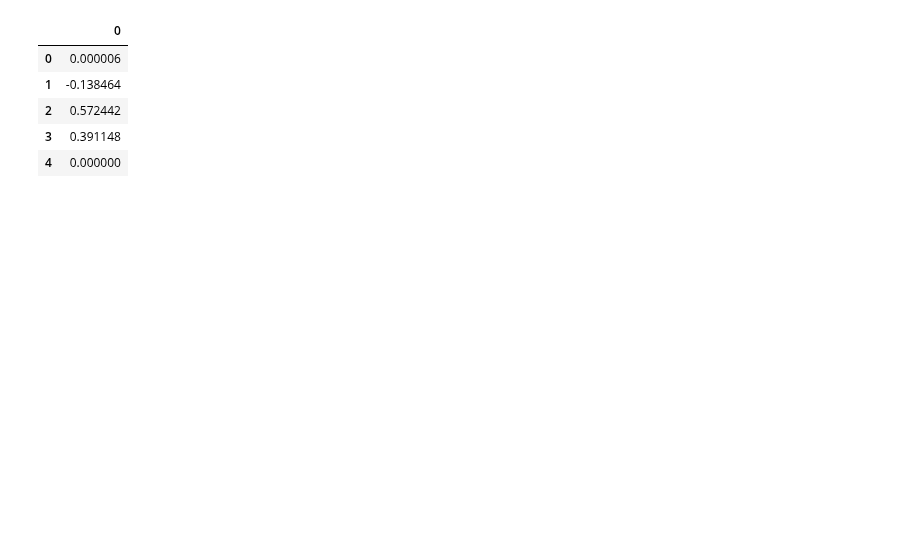
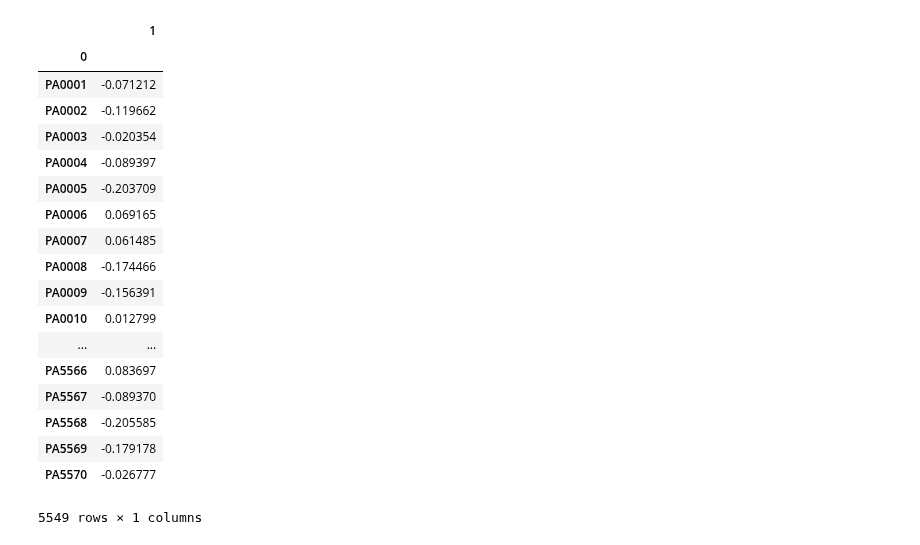
Before and after one commit to greenelab/Pseudomonas_latent_spaces, a Jupyter notebook: scripts/apply_offset.ipynb, the cells around one changed output. Drawn from its saved outputs; the diff is of its cells as text; code cells hidden in the pictures; blank space fills up the shorter version.

```diff
--- a/scripts/apply_offset.ipynb
+++ b/scripts/apply_offset.ipynb
@@ -10,12 +10,14 @@ import numpy as np
 np.random.seed(123)
 # %%
 # load arguments
-test_file = os.path.join(os.path.dirname(os.getcwd()), "encoded", "encoded_test_B.txt")
-offset_file = os.path.join(os.path.dirname(os.getcwd()), "data", "train_offset_latent.txt")
-latent = True
+test_file = os.path.join(os.path.dirname(os.getcwd()), "data", "test_control.txt")
+offset_file = os.path.join(os.path.dirname(os.getcwd()), "data", "train_offset_original.txt")
+
+# Are you applying the offset in the latent space?
+latent = False
 
 # output files
-out_file = os.path.join(os.path.dirname(os.getcwd()), "estimated_geneExp", "estimated_test_B.txt")
+out_file = os.path.join(os.path.dirname(os.getcwd()), "output", "estimated_test_control_original.txt")
 # %%
 # read in data
 test_data = pd.read_table(test_file, header = 0, sep = '\t', index_col = 0).transpose()
@@ -30,16 +37,33 @@ Index(['0', '1', '2', '3', '4', '5', '6', '7', '8', '9'], dtype='object')
 # %%
 # read offset
-offset_data = pd.read_table(offset_file, header = 0, sep = '\t', index_col = 0)
 if latent:
+    offset_data = pd.read_table(offset_file, header = 0, sep = '\t', index_col = 0)
     offset_data.index = [str(i) for i in offset_data.index]  # match index between test_data and offset_data
-offset_data.head(5)
+else:
+    offset_data = pd.read_table(offset_file, header = None, sep = '\t', index_col = 0)
+
+#offset_data.index
+offset_data
 # %% [output]
-|  | 0 |
-| 0 | 0.000006 |
-| 1 | -0.138464 |
-| 2 | 0.572442 |
-| 3 | 0.391148 |
-| 4 | 0.000000 |
+|  | 1 |
+| 0 |  |
+| PA0001 | -0.071212 |
+| PA0002 | -0.119662 |
+| PA0003 | -0.020354 |
+| PA0004 | -0.089397 |
+| PA0005 | -0.203709 |
+| PA0006 | 0.069165 |
+| PA0007 | 0.061485 |
+| PA0008 | -0.174466 |
+| PA0009 | -0.156391 |
+| PA0010 | 0.012799 |
+| ... | ... |
+| PA5566 | 0.083697 |
+| PA5567 | -0.089370 |
+| PA5568 | -0.205585 |
+| PA5569 | -0.179178 |
+| PA5570 | -0.026777 |
+5549 rows × 1 columns
 # %%
 # Rename header to match
 offset_data.columns = ['gene_exp']
```
Also changed, not shown: parts of 3 cells of this notebook, 4 other files.
